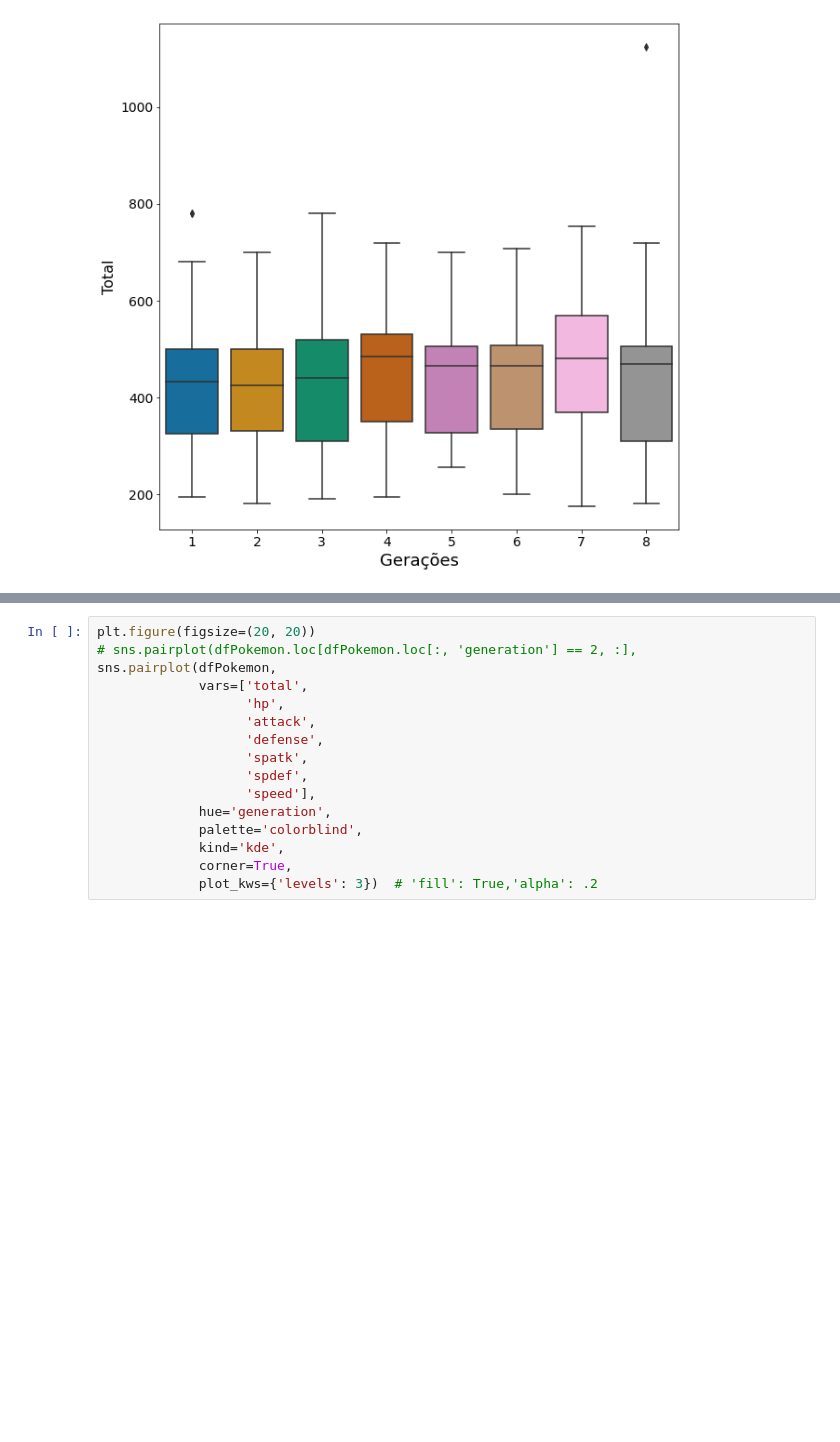
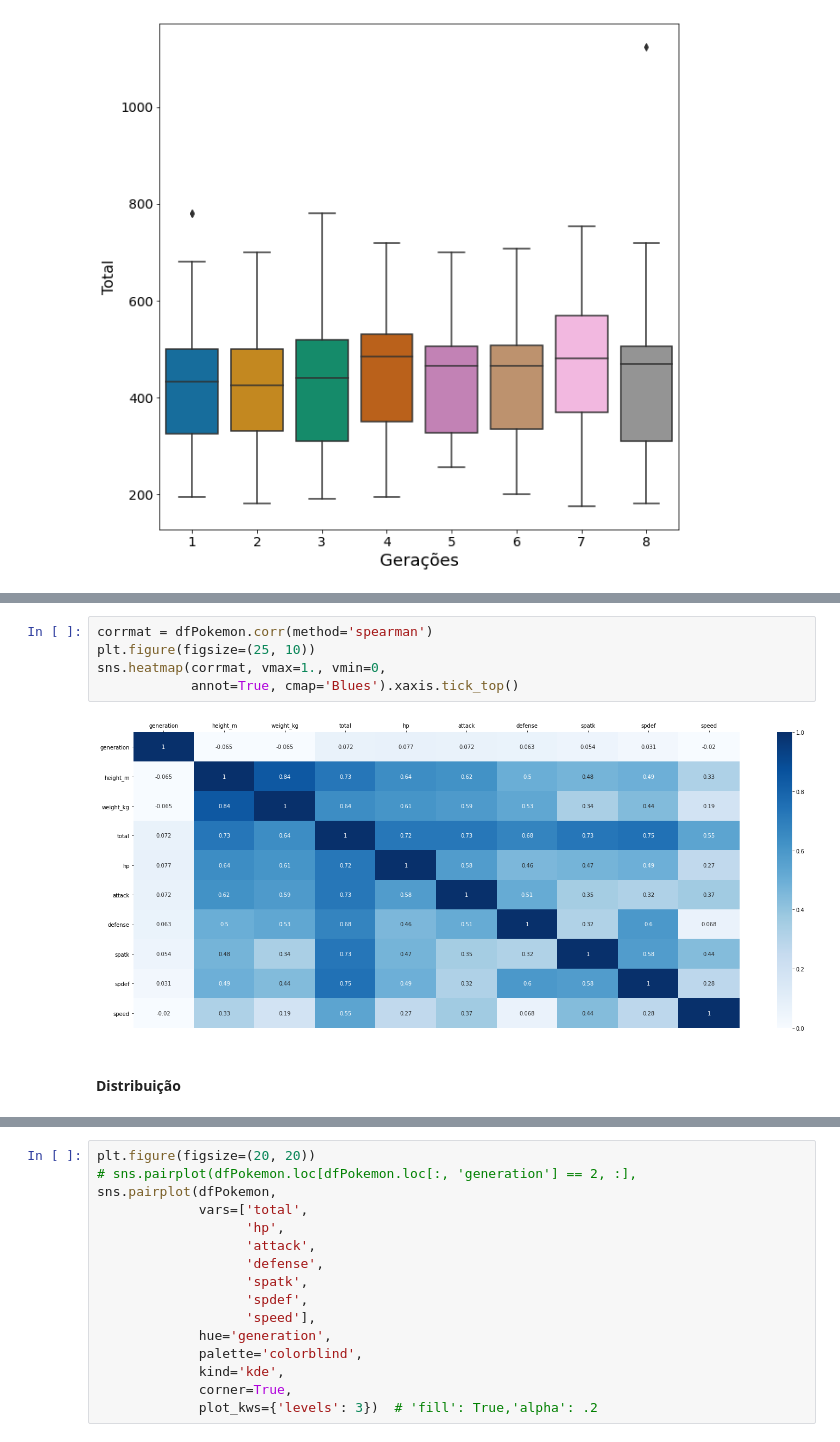
Before and after one commit to BrenoUSP/SCC0652_Computational_Visualization, a Jupyter notebook: notebooks/Project-2/Projeto_2_Visualizacao_de_dados.ipynb, the cells around one changed output, grey strips where cells are left out. Drawn from its saved outputs; the diff is of its cells as text; blank space fills up the shorter version.

```diff
--- a/notebooks/Project-2/Projeto_2_Visualizacao_de_dados.ipynb
+++ b/notebooks/Project-2/Projeto_2_Visualizacao_de_dados.ipynb
@@ -155,3 +148,12 @@ plt.show(True)
+# %%
+corrmat = dfPokemon.corr(method='spearman')
+plt.figure(figsize=(25, 10))
+sns.heatmap(corrmat, vmax=1., vmin=0,
+            annot=True, cmap='Blues').xaxis.tick_top()
+# %% [output]
+[figure, added]
+# %% [markdown]
+#### Distribuição <a name="dist"></a>
 # %%
 dfPokemon.hist(bins=50, figsize=(20, 20))
 # %% [output]
```
Also changed, not shown: parts of 13 cells of this notebook.
